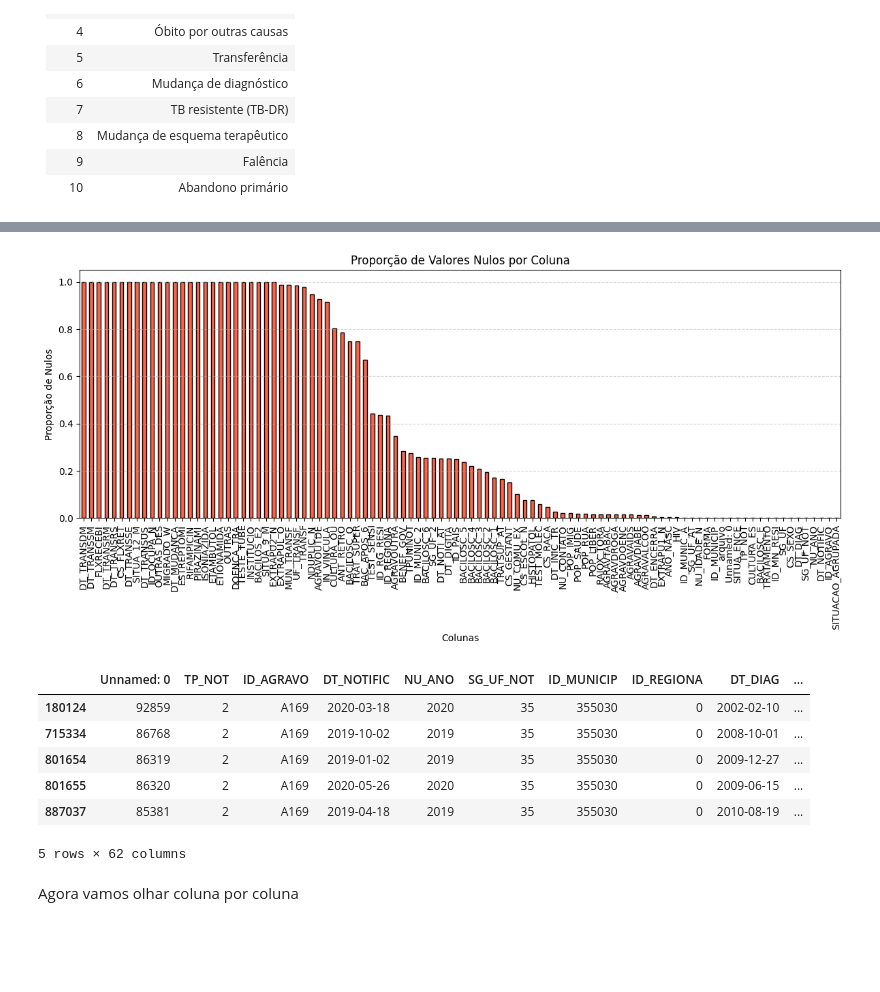
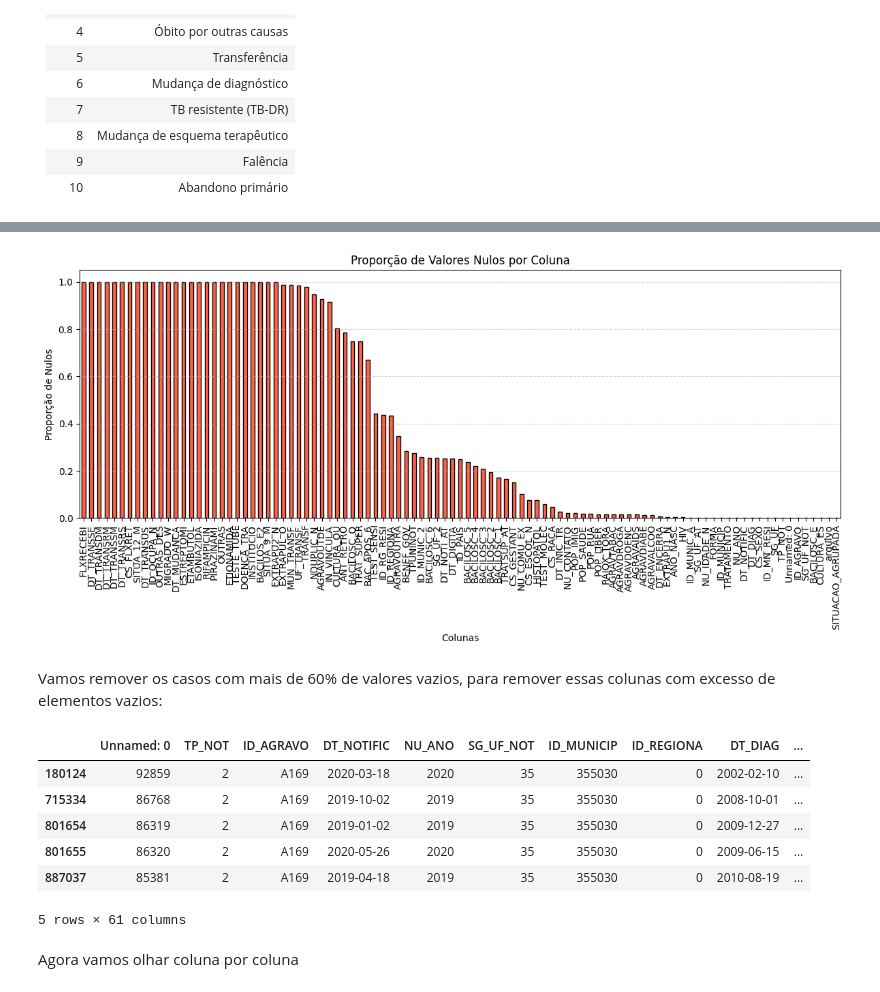
Before and after one commit to FreitasVarejo/MC853-Project, a Jupyter notebook: lab01/notebook.ipynb, the cells around one changed output, grey strips where cells are left out. Drawn from its saved outputs; the diff is of its cells as text; code cells hidden in the pictures; blank space fills up the shorter version.

```diff
--- a/lab01/notebook.ipynb
+++ b/lab01/notebook.ipynb
@@ -57,6 +69,6 @@ df.head()
 # %%
 df['NU_ANO'] = pd.to_numeric(df['NU_ANO'], errors='coerce')
-df_filtra_ano = df[df['NU_ANO'].between(2019, 2025)]
+df_filtra_ano = df[df['NU_ANO'].between(2019, 2024)]
 
 df_filtra_ano.shape
 # %% [output]
@@ -168,0 +163,4 @@ plotar_grafo_normalizado(df_filtra_fim['SITUACAO_AGRUPADA'], "Distribuição de
+# %%
+df_filtra_ano = df_filtra_ano.drop(columns=['SITUA_ENCE'])
+
+df_filtra_ano = df_filtra_ano[df_filtra_ano['SITUACAO_AGRUPADA'] != 2]
@@ -169,40 +172,37 @@ plotar_grafo_normalizado(df_filtra_fim['SITUACAO_AGRUPADA'], "Distribuição de
 # %%
 # a gente tentou cortar as colunas com mais componentes nulos
 
 import matplotlib.pyplot as plt
 
 # Calcula a proporção de valores nulos por coluna
-null_ratios = df_filtra_fim.isna().mean()
+null_ratios = df_filtra_ano.isna().mean()
 
 # Plota o histograma (gráfico de barras)
 plt.figure(figsize=(12, 6))
 null_ratios.sort_values(ascending=False).plot(kind='bar', color='tomato', edgecolor='black')
 
 plt.title('Proporção de Valores Nulos por Coluna')
 plt.xlabel('Colunas')
 plt.ylabel('Proporção de Nulos')
 plt.xticks(rotation=90)
 plt.grid(axis='y', linestyle='--', alpha=0.5)
 
 plt.tight_layout()
 plt.show()
 # %% [output]
-[figure, old version]
+[figure, new version]
+# %% [markdown]
+Vamos remover os casos com mais de 60% de valores vazios, para remover essas colunas com excesso de elementos vazios:
 # %%
-# Define the threshold (e.g., 60% empty values)
 threshold = 0.6
 
-# Calculate the proportion of empty (or NaN) values per column
-empty_ratio = df_filtra_fim.isna().mean()
+empty_ratio = df_filtra_ano.isna().mean()
 
-# Select columns where the proportion of empty values exceeds the threshold
 columns_to_drop = empty_ratio[empty_ratio > threshold].index
 
-# Drop those columns
-df_cleaned_columns = df_filtra_fim.copy()
+df_cleaned_columns = df_filtra_ano.copy()
 df_cleaned_columns = df_cleaned_columns.drop(columns=columns_to_drop)
 
-# Display the cleaned dataframe
 df_cleaned_columns.head()
 # %% [output]
 |  | Unnamed: 0 | TP_NOT | ID_AGRAVO | DT_NOTIFIC | NU_ANO | SG_UF_NOT | ID_MUNICIP | ID_REGIONA | DT_DIAG | ... |
@@ -211,7 +211,7 @@ df_cleaned_columns.head()
 | 801654 | 86319 | 2 | A169 | 2019-01-02 | 2019 | 35 | 355030 | 0 | 2009-12-27 | ... |
 | 801655 | 86320 | 2 | A169 | 2020-05-26 | 2020 | 35 | 355030 | 0 | 2009-06-15 | ... |
 | 887037 | 85381 | 2 | A169 | 2019-04-18 | 2019 | 35 | 355030 | 0 | 2010-08-19 | ... |
-5 rows × 62 columns
+5 rows × 61 columns
 # %% [markdown]
 Agora vamos olhar coluna por coluna
 # %%
```
Also changed, not shown: parts of 159 cells of this notebook.
